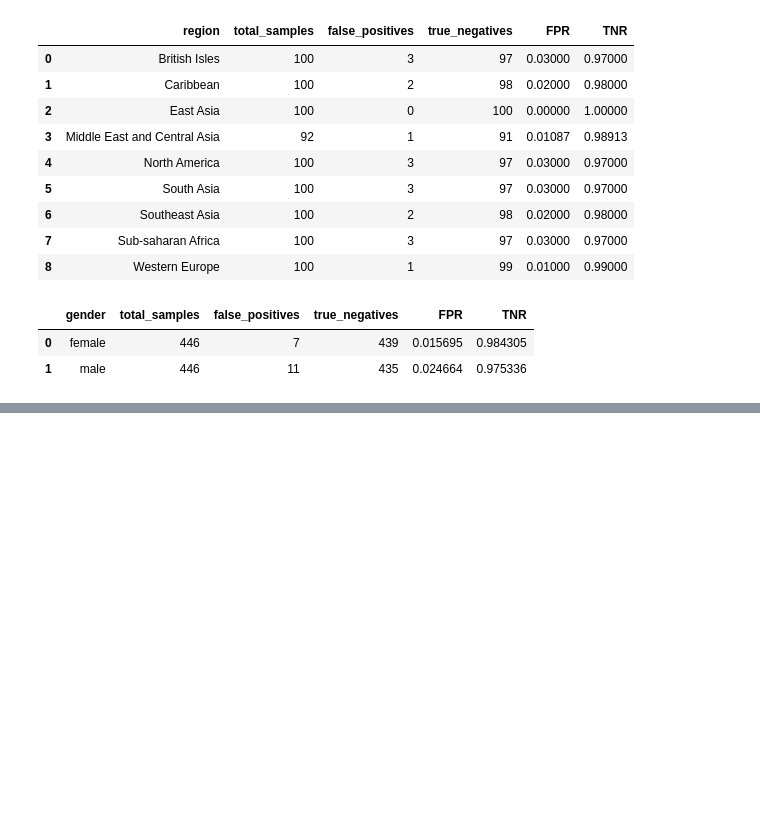
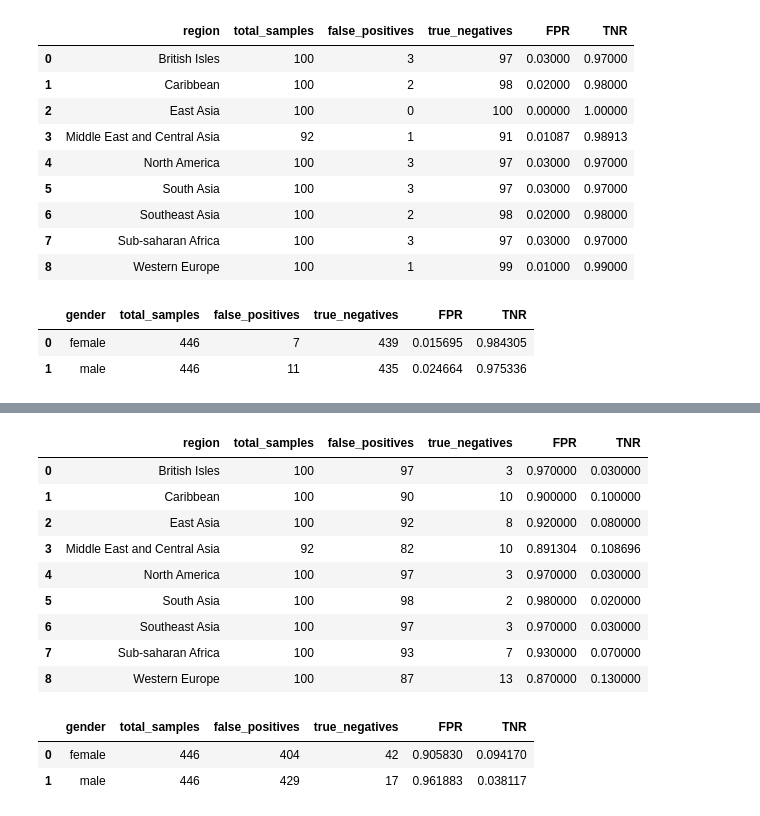
Before and after one commit to madfields17/Capstone_2025, a Jupyter notebook: tssdnet/model_analysis.ipynb, the cells around one changed output, grey strips where cells are left out. Cells and saved outputs as stored; diff of their text form; code cells hidden in the pictures; blank space fills up the shorter version.

Commit message:
rerun using standardized eval

```diff
--- a/tssdnet/model_analysis.ipynb
+++ b/tssdnet/model_analysis.ipynb
@@ -168,3 +168,7 @@ gender_metrics_updated
 |  | gender | total_samples | false_positives | true_negatives | FPR | TNR |
 | 0 | female | 446 | 7 | 439 | 0.015695 | 0.984305 |
 | 1 | male | 446 | 11 | 435 | 0.024664 | 0.975336 |
+# %%
+tssd_updated = pd.read_csv("baseline-updated-results/final-results-tssd-standardized.csv")
+tssd_updated = preprocess_results(tssd_updated)
+tssd_updated.head(2)
@@ -170,0 +179,21 @@ gender_metrics_updated
+# %%
+region_metrics_updated = compute_region_metrics(tssd_updated)
+region_metrics_updated
+# %% [output]
+|  | region | total_samples | false_positives | true_negatives | FPR | TNR |
+| 0 | British Isles | 100 | 97 | 3 | 0.970000 | 0.030000 |
+| 1 | Caribbean | 100 | 90 | 10 | 0.900000 | 0.100000 |
+| 2 | East Asia | 100 | 92 | 8 | 0.920000 | 0.080000 |
+| 3 | Middle East and Central Asia | 92 | 82 | 10 | 0.891304 | 0.108696 |
+| 4 | North America | 100 | 97 | 3 | 0.970000 | 0.030000 |
+| 5 | South Asia | 100 | 98 | 2 | 0.980000 | 0.020000 |
+| 6 | Southeast Asia | 100 | 97 | 3 | 0.970000 | 0.030000 |
+| 7 | Sub-saharan Africa | 100 | 93 | 7 | 0.930000 | 0.070000 |
+| 8 | Western Europe | 100 | 87 | 13 | 0.870000 | 0.130000 |
+# %%
+gender_metrics_updated = compute_gender_metrics(tssd_updated)
+gender_metrics_updated
+# %% [output]
+|  | gender | total_samples | false_positives | true_negatives | FPR | TNR |
+| 0 | female | 446 | 404 | 42 | 0.905830 | 0.094170 |
+| 1 | male | 446 | 429 | 17 | 0.961883 | 0.038117 |
```
Also changed, not shown: parts of 4 cells of this notebook, 10 other files.
